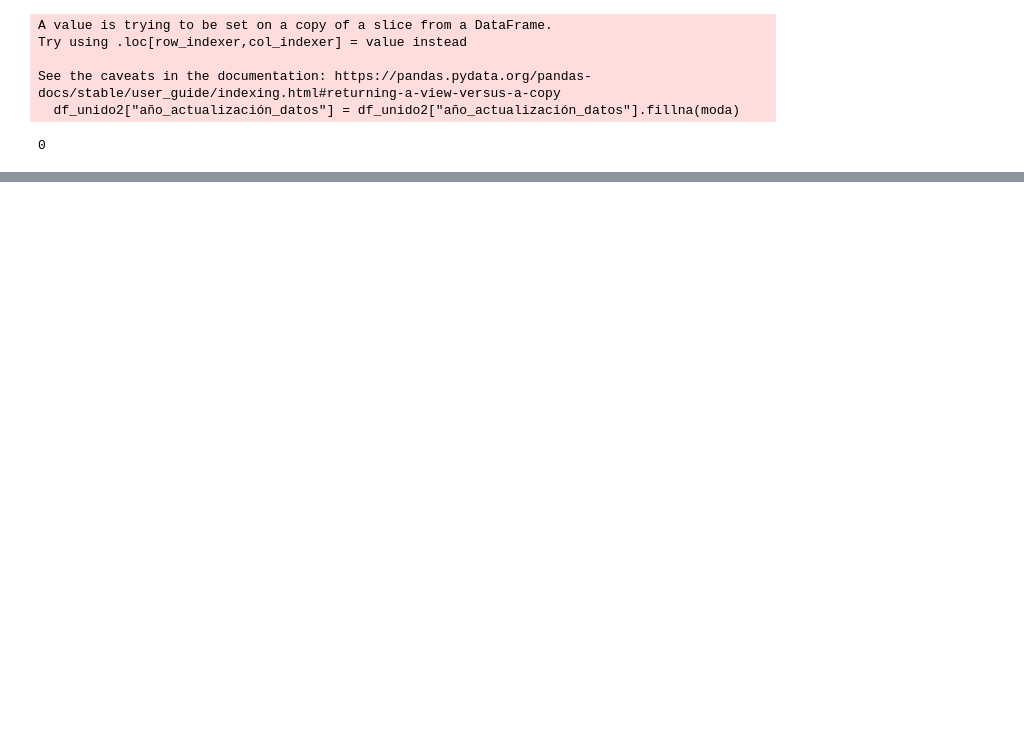
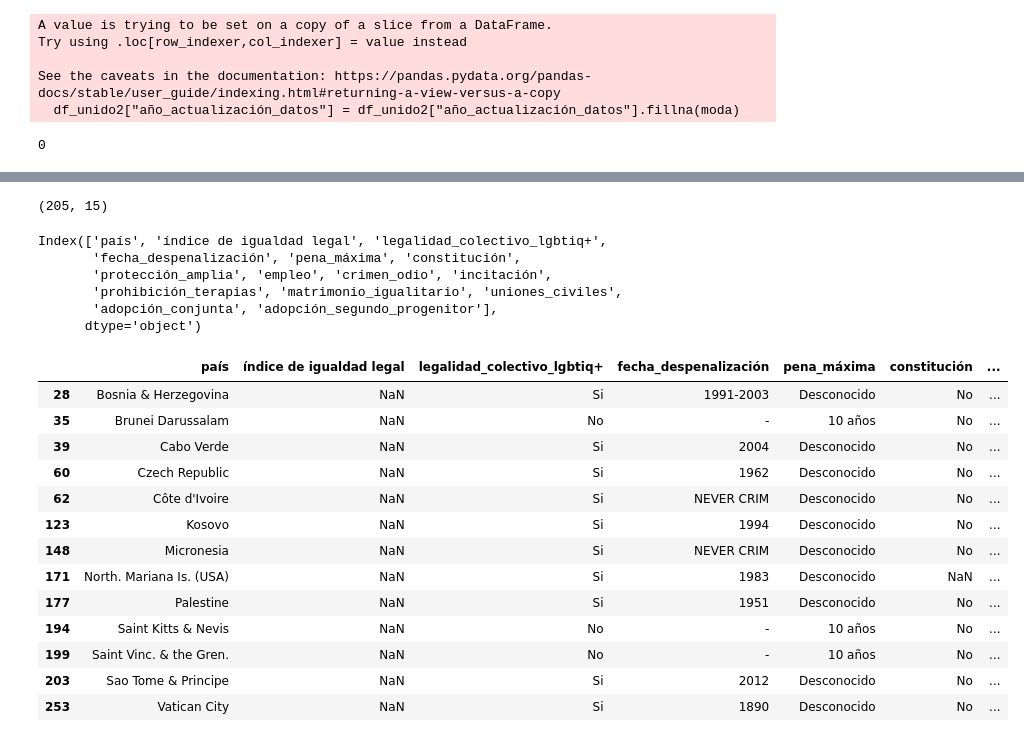
Before and after one commit to ArianaPapantonio/proyecto-da-promo-k-modulo-4-team-3, a Jupyter notebook: 2_dataframes.ipynb, the cells around one changed output, grey strips where cells are left out. Cells and saved outputs as stored; diff of their text form; code cells hidden in the pictures; blank space fills up the shorter version.

```diff
--- a/2_dataframes.ipynb
+++ b/2_dataframes.ipynb
@@ -464,0 +536,3 @@ array(['NO', 'YES', nan, 'DE FACTO'], dtype=object)
+# %%
+# Cambiamos el tipo de datos de la columna "año_actualización_datos"
+df_unido2['año_actualización_datos'] = df_unido2['año_actualización_datos'].astype(int)
@@ -464,0 +580,15 @@ array(['NO', 'YES', nan, 'DE FACTO'], dtype=object)
+# %%
+# Diccionario para valores específicos
+reemplazos = {
+    'DEATH': 'Pena de muerte',
+    'DEATH (P)': 'Pena de muerte',
+    '-': 'Desconocido',
+    np.nan: 'Desconocido',  # np.nan también se puede mapear con replace
+    'FOR LIFE': 'Cadena perpetua',
+    'VARIES': 'Varía',
+    'UNDETERM.' : 'Indeterminado'
+}
+# Reemplazar valores directos con el diccionario
+df_unido2['pena_máxima'] = df_unido2['pena_máxima'].replace(reemplazos)
+# Añadir "años" a los números y procesar casos restantes
+df_unido2['pena_máxima'] = df_unido2['pena_máxima'].apply(lambda x: f"{x} años" if str(x).isdigit() else x)
@@ -464,0 +612,17 @@ array(['NO', 'YES', nan, 'DE FACTO'], dtype=object)
+# %%
+# Procedemos a homogeneizar los datos
+
+reemplazos1 = {
+    'YES': 'Si',
+    'NO': 'No',
+    'LIMITED': 'Limitada'
+}
+# Lista de columnas donde aplicar los reemplazos
+columnas_a_modificar = [
+    "legalidad_colectivo_lgbtiq+", "fecha_despenalización", "constitución",
+    "protección_amplia", "empleo", "crimen_odio", "incitación",
+    "prohibición_terapias", "matrimonio_igualitario", "uniones_civiles",
+    "adopción_conjunta", "adopción_segundo_progenitor"
+]
+# Reemplazar valores en las columnas seleccionadas
+df_unido2[columnas_a_modificar] = df_unido2[columnas_a_modificar].replace(reemplazos1)
@@ -464,0 +644,5 @@ array(['NO', 'YES', nan, 'DE FACTO'], dtype=object)
+# %%
+# Eliminamos la columna 'año_actualización_datos' porq todos los datos son iguales "2024"
+df_unido2.drop(columns=['año_actualización_datos'], inplace=True)
+# Guardamos los cambios
+df_unido2.rename(columns=lambda x: x.lower(), inplace=True)
@@ -464,0 +691,30 @@ array(['NO', 'YES', nan, 'DE FACTO'], dtype=object)
+# %%
+df_unido2.shape
+# %% [output]
+(205, 15)
+# %%
+df_unido2.columns
+# %% [output]
+Index(['país', 'índice de igualdad legal', 'legalidad_colectivo_lgbtiq+',
+       'fecha_despenalización', 'pena_máxima', 'constitución',
+       'protección_amplia', 'empleo', 'crimen_odio', 'incitación',
+       'prohibición_terapias', 'matrimonio_igualitario', 'uniones_civiles',
+       'adopción_conjunta', 'adopción_segundo_progenitor'],
+      dtype='object')
+# %%
+df_unido2[df_unido2["índice de igualdad legal"].isnull()]
+# %% [output]
+|  | país | índice de igualdad legal | legalidad_colectivo_lgbtiq+ | fecha_despenalización | pena_máxima | constitución | ... |
+| 28 | Bosnia & Herzegovina | NaN | Si | 1991-2003 | Desconocido | No | ... |
+| 35 | Brunei Darussalam | NaN | No | - | 10 años | No | ... |
+| 39 | Cabo Verde | NaN | Si | 2004 | Desconocido | No | ... |
+| 60 | Czech Republic | NaN | Si | 1962 | Desconocido | No | ... |
+| 62 | Côte d'Ivoire | NaN | Si | NEVER CRIM | Desconocido | No | ... |
+| 123 | Kosovo | NaN | Si | 1994 | Desconocido | No | ... |
+| 148 | Micronesia | NaN | Si | NEVER CRIM | Desconocido | No | ... |
+| 171 | North. Mariana Is. (USA) | NaN | Si | 1983 | Desconocido | NaN | ... |
+| 177 | Palestine | NaN | Si | 1951 | Desconocido | No | ... |
+| 194 | Saint Kitts & Nevis | NaN | No | - | 10 años | No | ... |
+| 199 | Saint Vinc. & the Gren. | NaN | No | - | 10 años | No | ... |
+| 203 | Sao Tome & Principe | NaN | Si | 2012 | Desconocido | No | ... |
+| 253 | Vatican City | NaN | Si | 1890 | Desconocido | No | ... |
```
Also changed, not shown: parts of 29 cells of this notebook.
